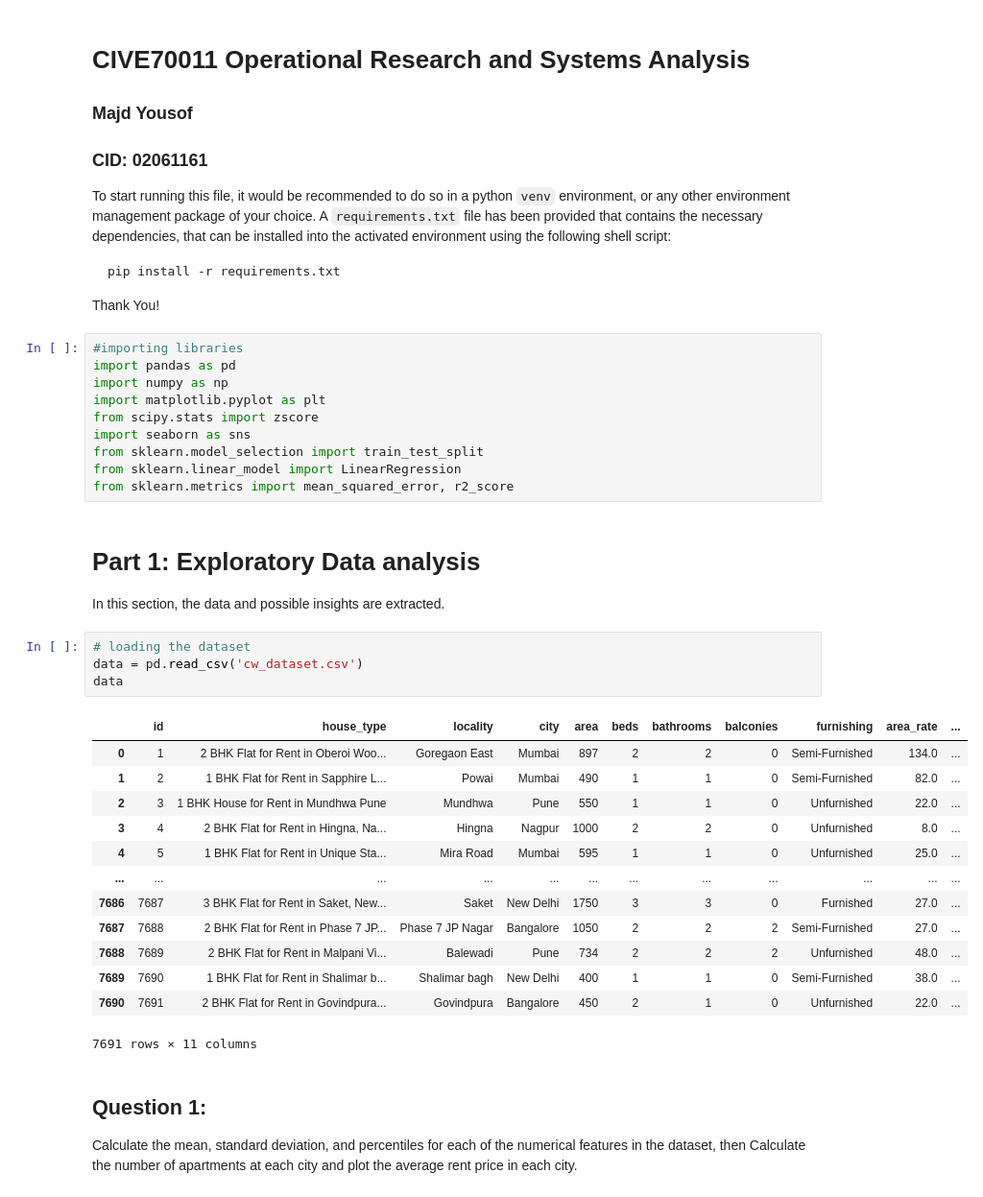
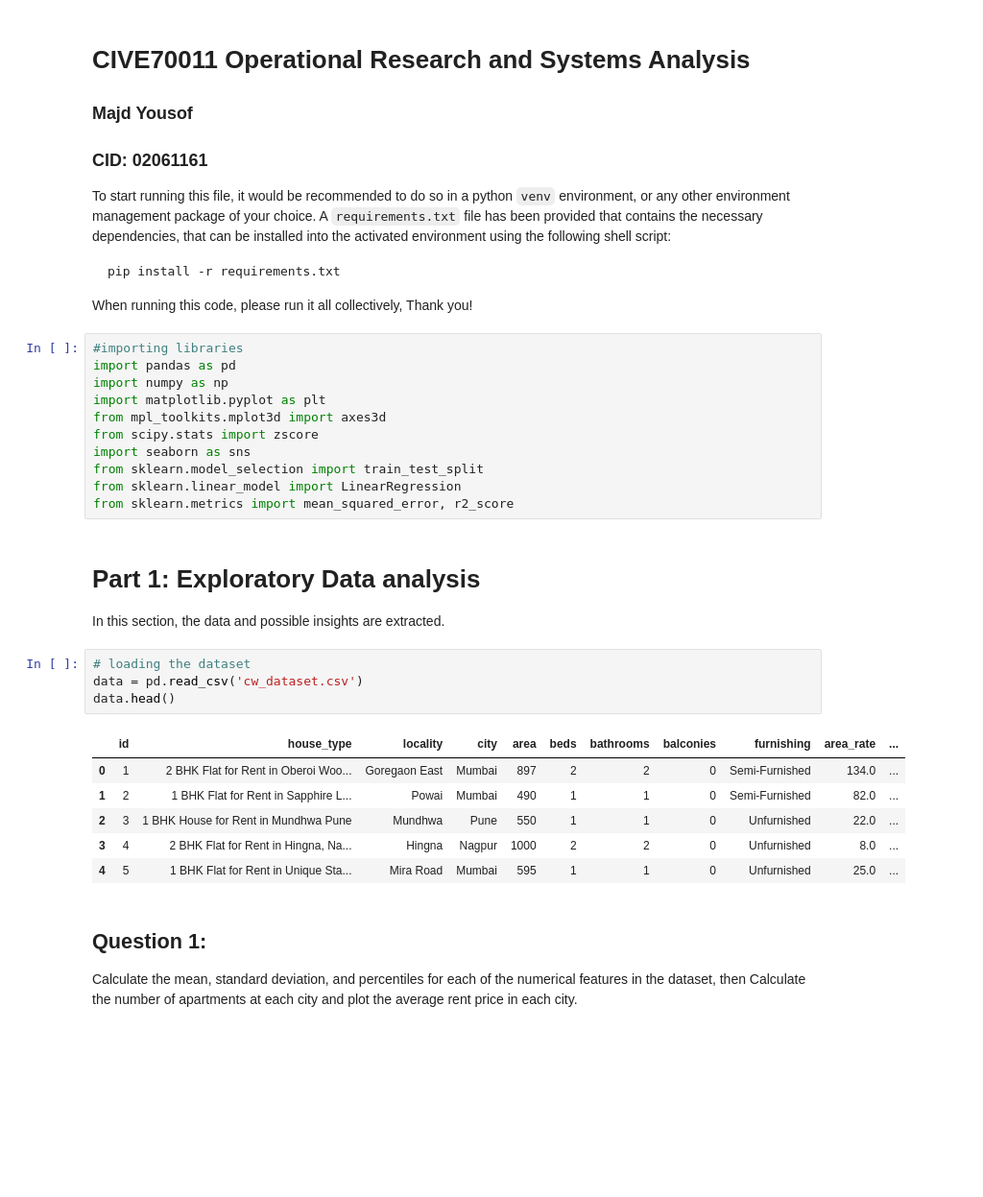
Before and after one commit to majdyousof/machine-learning-coursework, a Jupyter notebook: 02061161_code.ipynb, the cells around one changed output. Shown at 96% size. Cells and saved outputs as stored; diff of their text form; blank space fills up the shorter version.

````diff
--- a/02061161_code.ipynb
+++ b/02061161_code.ipynb
@@ -8,12 +8,14 @@ To start running this file, it would be recommended to do so in a python `venv`
 ```bash
 pip install -r requirements.txt
 ```
-Thank You!
+When running this code, please run it all collectively,
+Thank you!
 # %%
 #importing libraries
 import pandas as pd
 import numpy as np
 import matplotlib.pyplot as plt
+from mpl_toolkits.mplot3d import axes3d
 from scipy.stats import zscore
 import seaborn as sns
 from sklearn.model_selection import train_test_split
@@ -25,21 +27,14 @@ In this section, the data and possible insights are extracted.
 # %%
 # loading the dataset
 data = pd.read_csv('cw_dataset.csv')
-data
+data.head()
 # %% [output]
 |  | id | house_type | locality | city | area | beds | bathrooms | balconies | furnishing | area_rate | ... |
 | 0 | 1 | 2 BHK Flat for Rent in Oberoi Woo... | Goregaon East | Mumbai | 897 | 2 | 2 | 0 | Semi-Furnished | 134.0 | ... |
 | 1 | 2 | 1 BHK Flat for Rent in Sapphire L... | Powai | Mumbai | 490 | 1 | 1 | 0 | Semi-Furnished | 82.0 | ... |
 | 2 | 3 | 1 BHK House for Rent in Mundhwa Pune | Mundhwa | Pune | 550 | 1 | 1 | 0 | Unfurnished | 22.0 | ... |
 | 3 | 4 | 2 BHK Flat for Rent in Hingna, Na... | Hingna | Nagpur | 1000 | 2 | 2 | 0 | Unfurnished | 8.0 | ... |
 | 4 | 5 | 1 BHK Flat for Rent in Unique Sta... | Mira Road | Mumbai | 595 | 1 | 1 | 0 | Unfurnished | 25.0 | ... |
-| ... | ... | ... | ... | ... | ... | ... | ... | ... | ... | ... | ... |
-| 7686 | 7687 | 3 BHK Flat for Rent in Saket, New... | Saket | New Delhi | 1750 | 3 | 3 | 0 | Furnished | 27.0 | ... |
-| 7687 | 7688 | 2 BHK Flat for Rent in Phase 7 JP... | Phase 7 JP Nagar | Bangalore | 1050 | 2 | 2 | 2 | Semi-Furnished | 27.0 | ... |
-| 7688 | 7689 | 2 BHK Flat for Rent in Malpani Vi... | Balewadi | Pune | 734 | 2 | 2 | 2 | Unfurnished | 48.0 | ... |
-| 7689 | 7690 | 1 BHK Flat for Rent in Shalimar b... | Shalimar bagh | New Delhi | 400 | 1 | 1 | 0 | Semi-Furnished | 38.0 | ... |
-| 7690 | 7691 | 2 BHK Flat for Rent in Govindpura... | Govindpura | Bangalore | 450 | 2 | 1 | 0 | Unfurnished | 22.0 | ... |
-7691 rows × 11 columns
 # %% [markdown]
 ## Question 1:
 Calculate the mean, standard deviation, and percentiles for each of the numerical features in the dataset, then Calculate the number of apartments at each city and plot the average rent price in each city.
````
Also changed, not shown: parts of 22 cells of this notebook, 10 other files.
